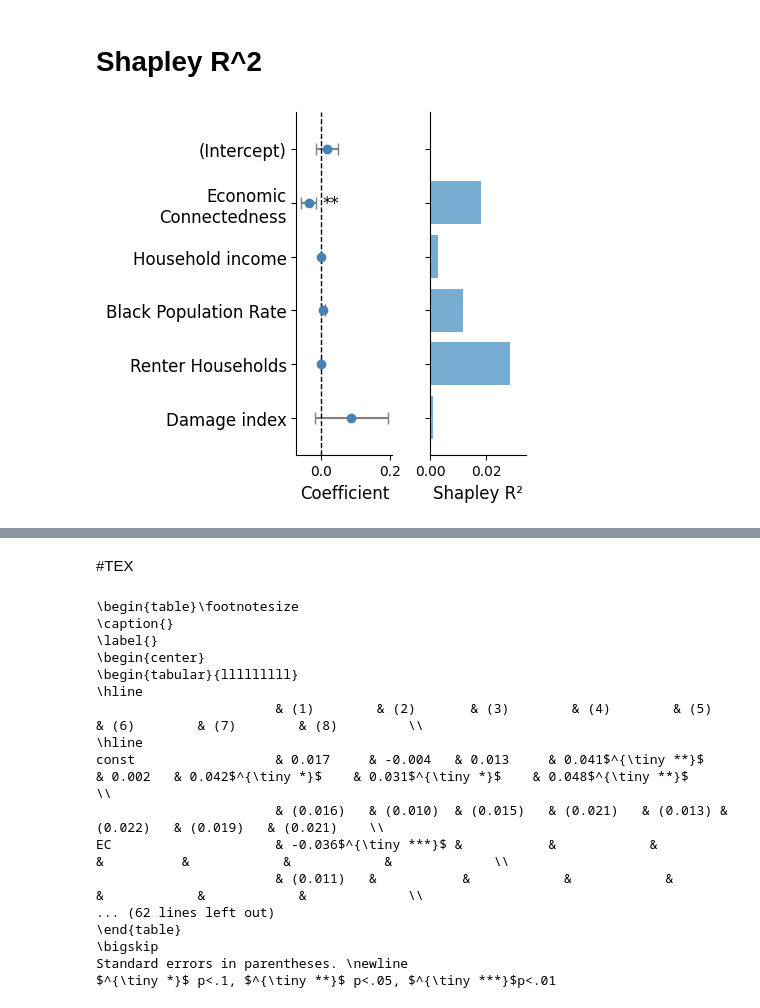
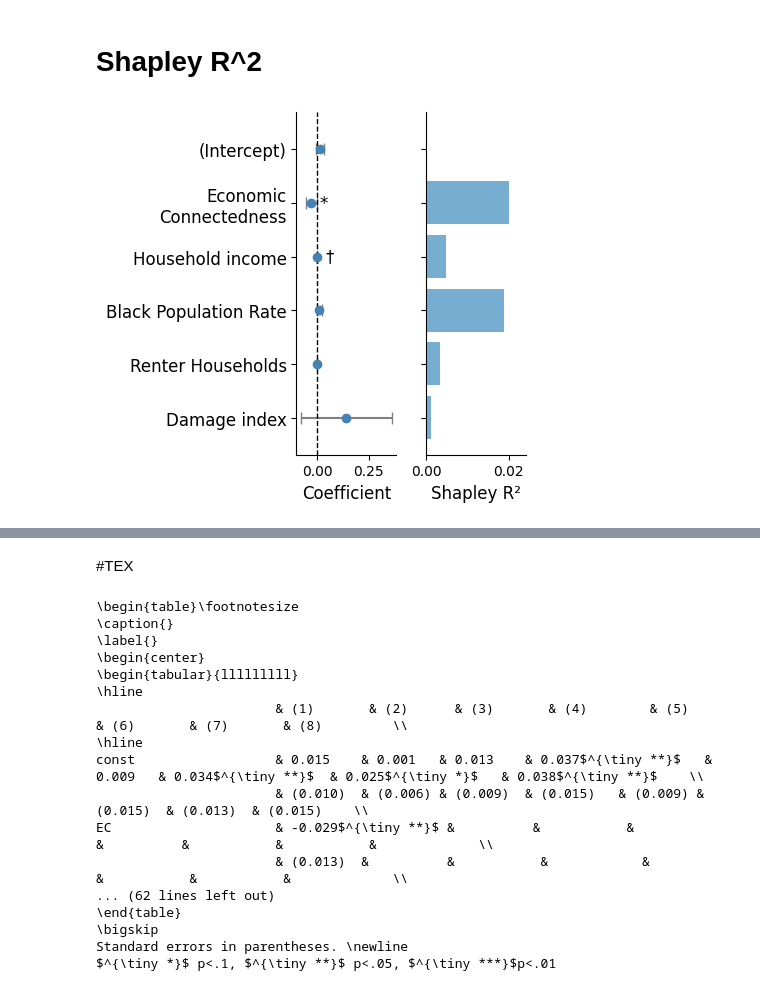
Before and after one commit to sayaka-sugiyama-jp/Social-Capital-and-Disaster-Induced-Eviction-Filings, a Jupyter notebook: code/2_4_Fig4.ipynb, the cells around one changed output, grey strips where cells are left out. Saved outputs shown, nothing was run; the diff lists cells and outputs as text; code cells hidden in the pictures.

```diff
--- a/code/2_4_Fig4.ipynb
+++ b/code/2_4_Fig4.ipynb
@@ -72,9 +74,12 @@ cum_df_12["GEOID"] = cum_df_12["GEOID"].astype(str)
 # --- Create average filings dictionary ---
 avg_dict = df_1.groupby("GEOID")["filings_2020_p2"].mean().to_dict()
 
+cum_df_12["disasterNumber"] = cum_df_12["disasterNumber"].astype(str)
+HD_all["disasterNumber"] = HD_all["disasterNumber"].astype(str)
+
 # --- Merge all necessary data ---
 merged_df = cum_df_12.merge(sc_all, on="GEOID", how="left") \
-                     .merge(HD_all, on="GEOID", how="left") \
+                     .merge(HD_all, on=["disasterNumber", "GEOID"], how="left")\
                      .merge(acs_all, on="GEOID", how="left") \
                      .merge(geo_city_df, on="GEOID", how="left")
 
@@ -116,2 +169,2 @@ merged_df_clean['zip'] = merged_df_clean['GEOID'].apply(lambda x: 1 if len(str(x
 # %%
-merged_df_clean = merged_df_clean[merged_df_clean["city_y"] != "Richmond, VA"]
+merged_df_clean = merged_df_clean[merged_df_clean["city"] != "Richmond, VA"]
@@ -117,0 +210,7 @@ merged_df_clean = merged_df_clean[merged_df_clean["city_y"] != "Richmond, VA"]
+# %%
+print(len(merged_df_clean))
+
+cols = [y_var] + x_vars + control_vars + ["RMSPE"]
+merged_df_clean["D_TH"] = merged_df_clean["D_TH"].fillna(0)
+
+print(merged_df_clean[cols].isna().sum().sort_values(ascending=False))
@@ -380,0 +832,5 @@ strong multicollinearity or other numerical problems.
+# %%
+for var, model in regression_results_ivw.items():
+    print("=" * 80)
+    print(var)
+    print(model.summary())
@@ -503,7 +1296,7 @@ vars_to_keep = list(var_labels.keys())
 # -----------------------------
 # 3. Model
 # -----------------------------
-model = regression_results["ec_zip"]
+model = regression_results_ivw["ec_zip"]
 
 coefs = model.params.copy()
 conf_int = model.conf_int()
@@ -585,34 +1378,34 @@ for i, s in enumerate(signif_labels):
             i,
             s,
             va='center',
             fontsize=12
         )
 
 ax_coef.set_xlabel("Coefficient", fontsize=12)
 ax_coef.set_yticks(y_pos)
 ax_coef.set_yticklabels(coef_names, fontsize=12)
 ax_coef.invert_yaxis()
 ax_coef.spines['top'].set_visible(False)
 ax_coef.spines['right'].set_visible(False)
 
 # Shapley R²
 ax_r2.barh(y_pos, shapley_r2_list, alpha=0.6)
 ax_r2.set_xlabel("Shapley R²", fontsize=12)
 ax_r2.set_xlim(
     0,
     max(shapley_r2_list) * 1.2 if max(shapley_r2_list) > 0 else 0.01
 )
 ax_r2.spines['top'].set_visible(False)
 ax_r2.spines['right'].set_visible(False)
 
 plt.tight_layout()
 plt.savefig("figure.png", dpi=200)
 plt.show()
 
 from google.colab import files
 files.download("figure.png")
 # %% [output]
-[figure, old version]
+[figure, new version]
 [interactive output not drawn]
 [interactive output not drawn]
 # %% [markdown]
@@ -766,7 +1559,7 @@ def format_latex_table(models, start_idx):
 # ==================================================
 # 5. Split models into左右2つのテーブル
 # ==================================================
-models = [v["model"] for v in reversed(latex_results.values())]
+models = [v["model"] for v in reversed(latex_results_ivw.values())]
 
 mid = math.ceil(len(models) / 2)
 models_left = models[:mid]
@@ -784,12 +1577,12 @@ print(latex_right)
 \begin{center}
 \begin{tabular}{lllllllll}
 \hline
-                       & (1)        & (2)       & (3)        & (4)        & (5)      & (6)        & (7)        & (8)         \\
+                       & (1)       & (2)      & (3)       & (4)        & (5)      & (6)       & (7)       & (8)         \\
 \hline
-const                  & 0.017     & -0.004   & 0.013     & 0.041$^{\tiny **}$   & 0.002   & 0.042$^{\tiny *}$    & 0.031$^{\tiny *}$    & 0.048$^{\tiny **}$    \\
-                       & (0.016)   & (0.010)  & (0.015)   & (0.021)   & (0.013) & (0.022)   & (0.019)   & (0.021)    \\
-EC                     & -0.036$^{\tiny ***}$ &           &            &            &          &            &            &             \\
-                       & (0.011)   &           &            &            &          &            &            &             \\
+const                  & 0.015    & 0.001   & 0.013    & 0.037$^{\tiny **}$   & 0.009   & 0.034$^{\tiny **}$  & 0.025$^{\tiny *}$   & 0.038$^{\tiny **}$    \\
+                       & (0.010)  & (0.006) & (0.009)  & (0.015)   & (0.009) & (0.015)  & (0.013)  & (0.015)    \\
+EC                     & -0.029$^{\tiny **}$ &          &           &            &          &           &           &             \\
+                       & (0.013)  &          &           &            &          &           &           &             \\
 ... (62 lines left out)
 \end{table}
 \bigskip
```
Also changed, not shown: parts of 21 cells of this notebook.
